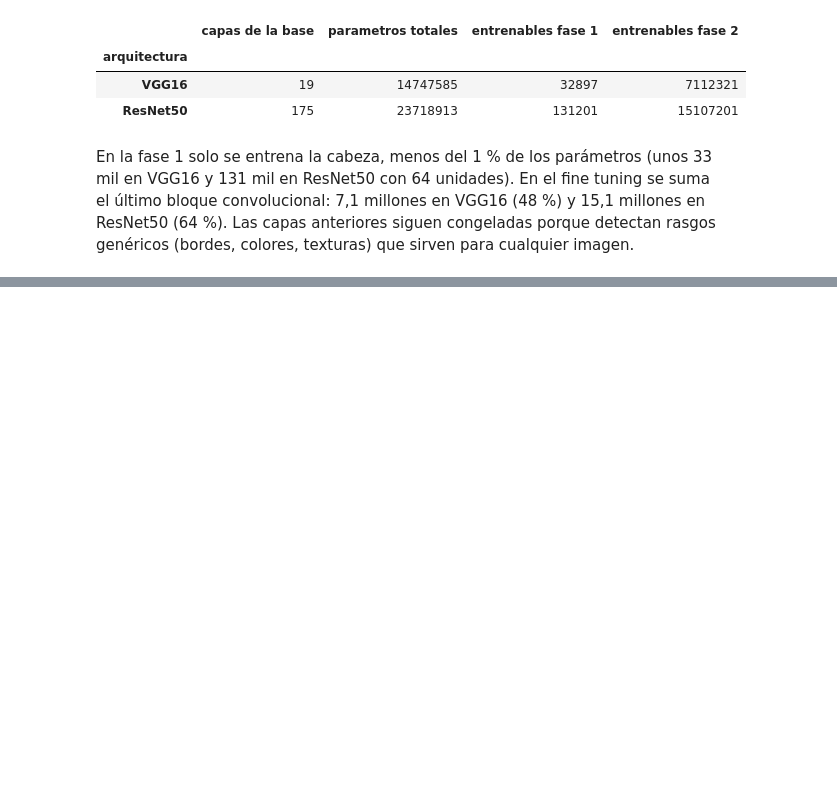
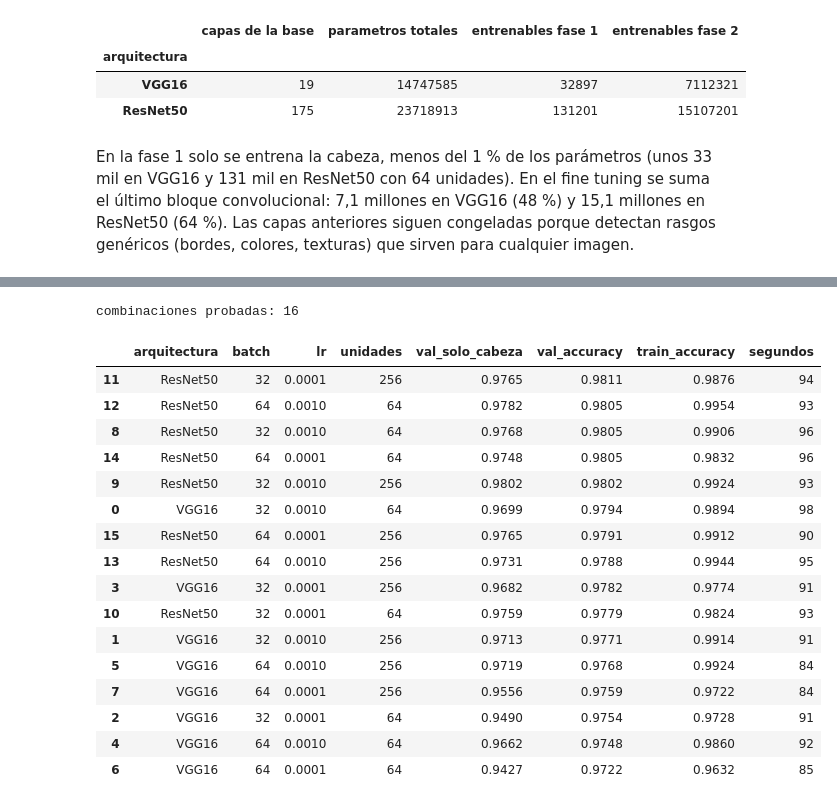
Before and after one commit to SebaScript/proyecto-2-IA-Vision-Artificial, a Jupyter notebook: Proyecto_Vision_Cats_vs_Dogs.ipynb, the cells around one changed output, grey strips where cells are left out. Drawn from its saved outputs; the diff is of its cells as text; code cells hidden in the pictures; blank space fills up the shorter version.

Commit message:
malla de hiperparametros para las dos arquitecturas

```diff
--- a/Proyecto_Vision_Cats_vs_Dogs.ipynb
+++ b/Proyecto_Vision_Cats_vs_Dogs.ipynb
@@ -314,0 +325,18 @@ En la fase 1 solo se entrena la cabeza, menos del 1 % de los parámetros (unos 3
+# %%
+malla = {"unidades": [64, 256], "lr": [1e-3, 1e-4], "batch": [32, 64]}
+EPOCAS_MALLA = 2
+
+filas = []
+for arq in ARQUITECTURAS:
+    for p in ParameterGrid(malla):
+        tf.keras.backend.clear_session()
+        inicio = time.time()
+        _, h = entrenar(arq, p["unidades"], p["lr"], p["batch"], muestra, EPOCAS_MALLA)
+        filas.append({"arquitectura": arq, **p,
+                      "val_solo_cabeza": h["val_accuracy"][EPOCAS_MALLA - 1],
+                      "val_accuracy": h["val_accuracy"][-1],
+                      "train_accuracy": h["accuracy"][-1],
+                      "segundos": round(time.time() - inicio)})
+        print(arq, p, "-> val_accuracy:", round(h["val_accuracy"][-1], 4))
+
+resultados = pd.DataFrame(filas)
@@ -314,0 +360,22 @@ En la fase 1 solo se entrena la cabeza, menos del 1 % de los parámetros (unos 3
+# %%
+print("combinaciones probadas:", len(resultados))
+resultados.sort_values("val_accuracy", ascending=False).round(4)
+# %% [output]
+combinaciones probadas: 16
+|  | arquitectura | batch | lr | unidades | val_solo_cabeza | val_accuracy | train_accuracy | segundos |
+| 11 | ResNet50 | 32 | 0.0001 | 256 | 0.9765 | 0.9811 | 0.9876 | 94 |
+| 12 | ResNet50 | 64 | 0.0010 | 64 | 0.9782 | 0.9805 | 0.9954 | 93 |
+| 8 | ResNet50 | 32 | 0.0010 | 64 | 0.9768 | 0.9805 | 0.9906 | 96 |
+| 14 | ResNet50 | 64 | 0.0001 | 64 | 0.9748 | 0.9805 | 0.9832 | 96 |
+| 9 | ResNet50 | 32 | 0.0010 | 256 | 0.9802 | 0.9802 | 0.9924 | 93 |
+| 0 | VGG16 | 32 | 0.0010 | 64 | 0.9699 | 0.9794 | 0.9894 | 98 |
+| 15 | ResNet50 | 64 | 0.0001 | 256 | 0.9765 | 0.9791 | 0.9912 | 90 |
+| 13 | ResNet50 | 64 | 0.0010 | 256 | 0.9731 | 0.9788 | 0.9944 | 95 |
+| 3 | VGG16 | 32 | 0.0001 | 256 | 0.9682 | 0.9782 | 0.9774 | 91 |
+| 10 | ResNet50 | 32 | 0.0001 | 64 | 0.9759 | 0.9779 | 0.9824 | 93 |
+| 1 | VGG16 | 32 | 0.0010 | 256 | 0.9713 | 0.9771 | 0.9914 | 91 |
+| 5 | VGG16 | 64 | 0.0010 | 256 | 0.9719 | 0.9768 | 0.9924 | 84 |
+| 7 | VGG16 | 64 | 0.0001 | 256 | 0.9556 | 0.9759 | 0.9722 | 84 |
+| 2 | VGG16 | 32 | 0.0001 | 64 | 0.9490 | 0.9754 | 0.9728 | 91 |
+| 4 | VGG16 | 64 | 0.0010 | 64 | 0.9662 | 0.9748 | 0.9860 | 92 |
+| 6 | VGG16 | 64 | 0.0001 | 64 | 0.9427 | 0.9722 | 0.9632 | 85 |
```
Also changed, not shown: parts of 4 cells of this notebook.
